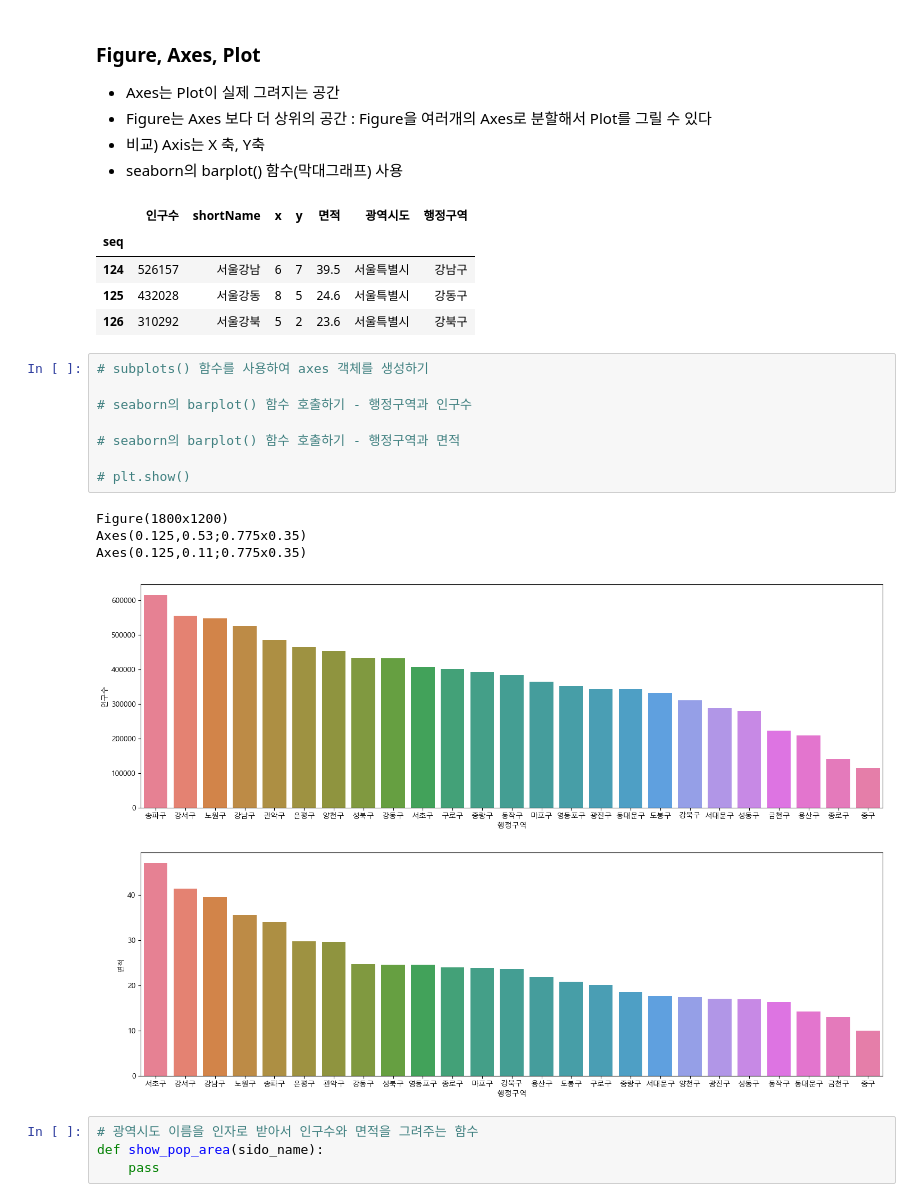
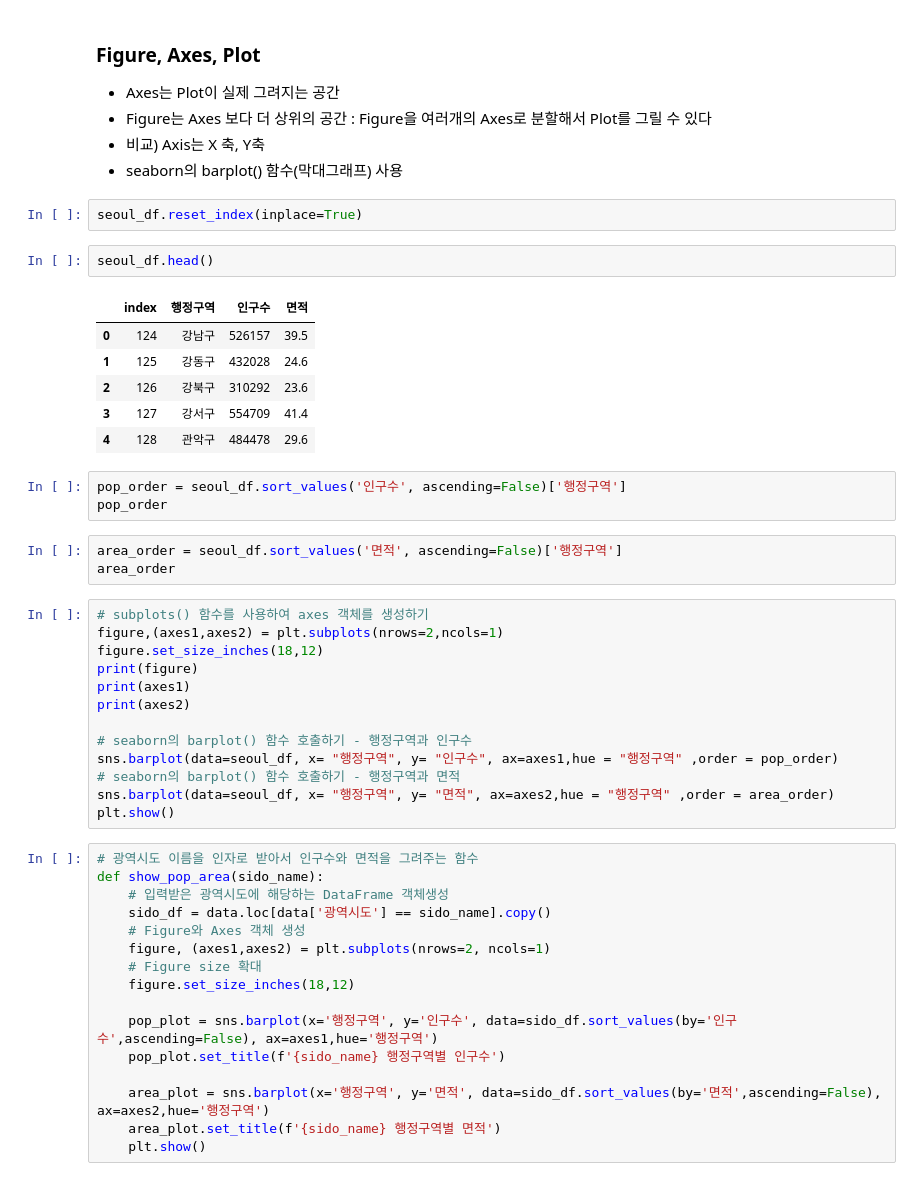
Before and after one commit to daylily320/Python_WebScraping_DataAnalysis, a Jupyter notebook: 03.행정구역정보_분석과시각화.ipynb, the cells around one changed output. Drawn from its saved outputs; the diff is of its cells as text.

```diff
--- a/03.행정구역정보_분석과시각화.ipynb
+++ b/03.행정구역정보_분석과시각화.ipynb
@@ -866,28 +501,50 @@ Malgun Gothic
 * 비교) Axis는 X 축, Y축
 * seaborn의 barplot() 함수(막대그래프) 사용
 # %%
+seoul_df.reset_index(inplace=True)
-# %% [output]
-|  | 인구수 | shortName | x | y | 면적 | 광역시도 | 행정구역 |
-| seq |  |  |  |  |  |  |  |
-| 124 | 526157 | 서울강남 | 6 | 7 | 39.5 | 서울특별시 | 강남구 |
-| 125 | 432028 | 서울강동 | 8 | 5 | 24.6 | 서울특별시 | 강동구 |
-| 126 | 310292 | 서울강북 | 5 | 2 | 23.6 | 서울특별시 | 강북구 |
+# %%
+seoul_df.head()
+# %% [output]
+|  | index | 행정구역 | 인구수 | 면적 |
+| 0 | 124 | 강남구 | 526157 | 39.5 |
+| 1 | 125 | 강동구 | 432028 | 24.6 |
+| 2 | 126 | 강북구 | 310292 | 23.6 |
+| 3 | 127 | 강서구 | 554709 | 41.4 |
+| 4 | 128 | 관악구 | 484478 | 29.6 |
+# %%
+pop_order = seoul_df.sort_values('인구수', ascending=False)['행정구역']
+pop_order
+# %%
+area_order = seoul_df.sort_values('면적', ascending=False)['행정구역']
+area_order
 # %%
 # subplots() 함수를 사용하여 axes 객체를 생성하기
+figure,(axes1,axes2) = plt.subplots(nrows=2,ncols=1)
+figure.set_size_inches(18,12)
+print(figure)
+print(axes1)
+print(axes2)
 
 # seaborn의 barplot() 함수 호출하기 - 행정구역과 인구수
-
+sns.barplot(data=seoul_df, x= "행정구역", y= "인구수", ax=axes1,hue = "행정구역" ,order = pop_order)
 # seaborn의 barplot() 함수 호출하기 - 행정구역과 면적
-
-# plt.show()
+sns.barplot(data=seoul_df, x= "행정구역", y= "면적", ax=axes2,hue = "행정구역" ,order = area_order)
+plt.show()
-# %% [output]
-Figure(1800x1200)
-Axes(0.125,0.53;0.775x0.35)
-Axes(0.125,0.11;0.775x0.35)
-[figure, removed]
 # %%
 # 광역시도 이름을 인자로 받아서 인구수와 면적을 그려주는 함수
 def show_pop_area(sido_name):
-    pass
+    # 입력받은 광역시도에 해당하는 DataFrame 객체생성
+    sido_df = data.loc[data['광역시도'] == sido_name].copy()
+    # Figure와 Axes 객체 생성
+    figure, (axes1,axes2) = plt.subplots(nrows=2, ncols=1)
+    # Figure size 확대
+    figure.set_size_inches(18,12)
+
+    pop_plot = sns.barplot(x='행정구역', y='인구수', data=sido_df.sort_values(by='인구수',ascending=False), ax=axes1,hue='행정구역')
+    pop_plot.set_title(f'{sido_name} 행정구역별 인구수')
+
+    area_plot = sns.barplot(x='행정구역', y='면적', data=sido_df.sort_values(by='면적',ascending=False), ax=axes2,hue='행정구역')
+    area_plot.set_title(f'{sido_name} 행정구역별 면적')
+    plt.show()
 # %%
 show_pop_area('경기도')
```
Also changed, not shown: parts of 60 cells of this notebook, 1 other file.
